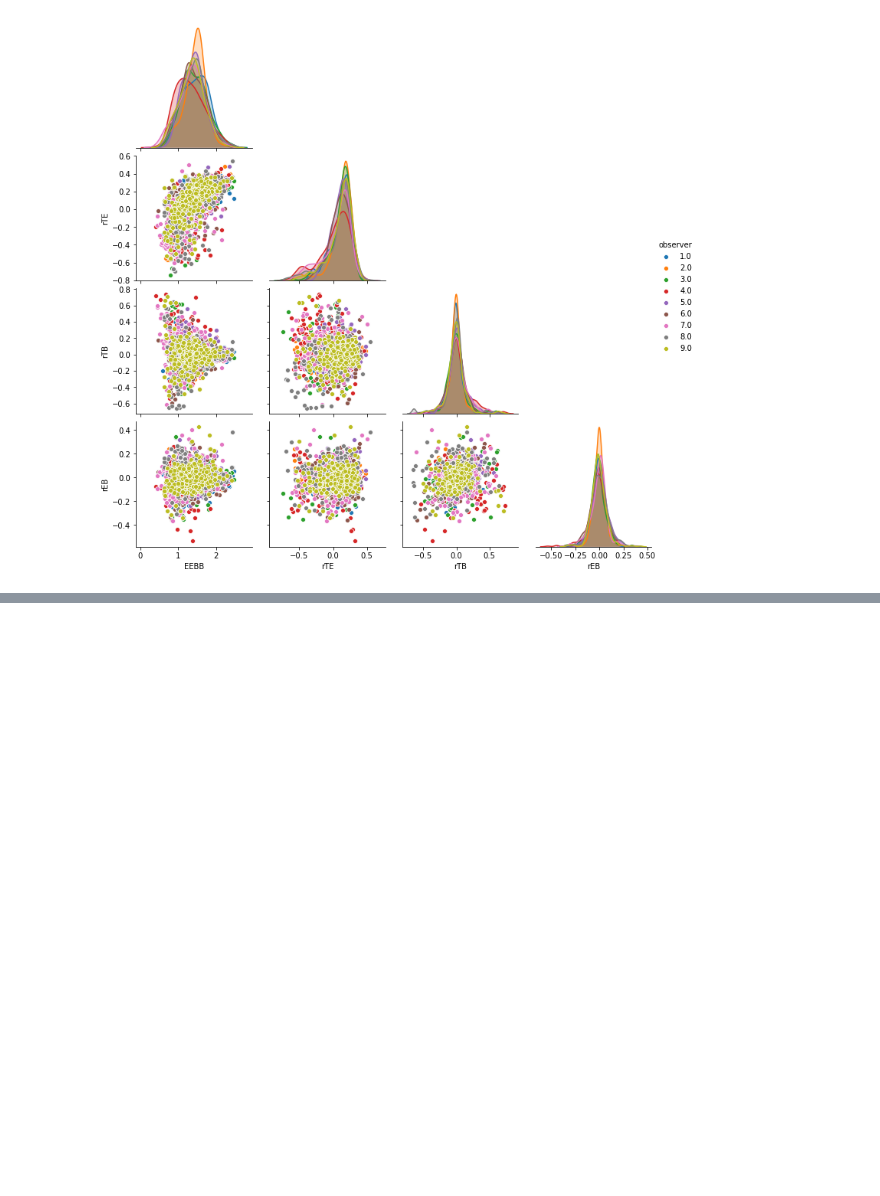
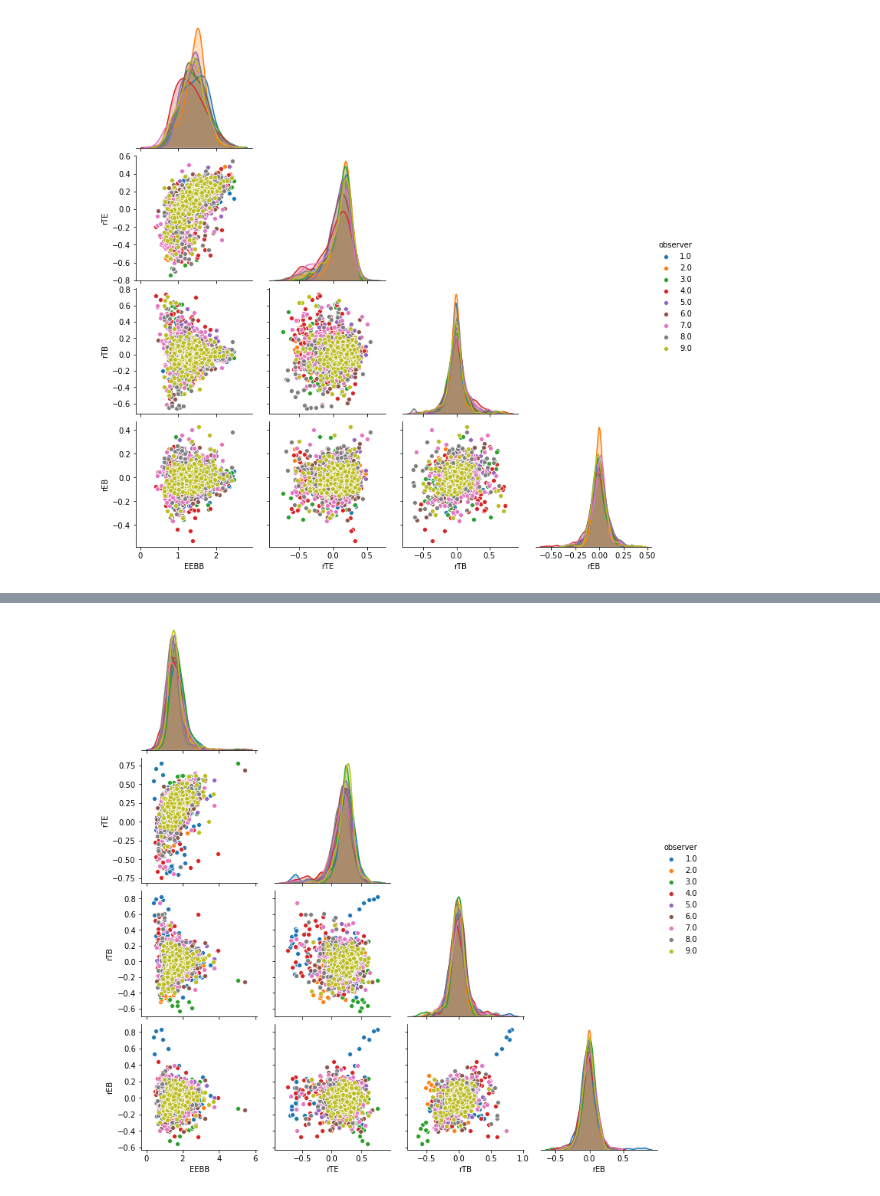
Before and after one commit to changgoo/TIGRESS-TB-EB, a Jupyter notebook: notebook/namaster-cl-correlation.ipynb, the cells around one changed output, grey strips where cells are left out. Cells and saved outputs as stored; diff of their text form; code cells hidden in the pictures; blank space fills up the shorter version.

```diff
--- a/notebook/namaster-cl-correlation.ipynb
+++ b/notebook/namaster-cl-correlation.ipynb
@@ -67,0 +83,14 @@ g.savefig('../figures/TB_not_TB/rTEn01_ratios_b30.png',bbox_inches='tight',dpi=2
+# %%
+# convert to pandas dataframe to use seaborn pairplot
+dlist=[]
+for i,obs in enumerate(observers):
+    df = ratio.sel(observer=i).to_array().to_pandas()
+    ob=pd.Series(np.zeros_like(ratio.time)+i+1,index=ratio.time,name='observer',dtype=int)
+    dlist.append(df.append(ob).T)
+
+df=pd.concat(dlist,ignore_index=True)
+# %%
+g = sns.pairplot(df,hue='observer',dropna=True,corner=True)
+g.savefig('../figures/all_ratios_b60.png',bbox_inches='tight',dpi=200)
+# %% [output]
+[figure, added]
```
Also changed, not shown: parts of 12 cells of this notebook, 1 other file.
